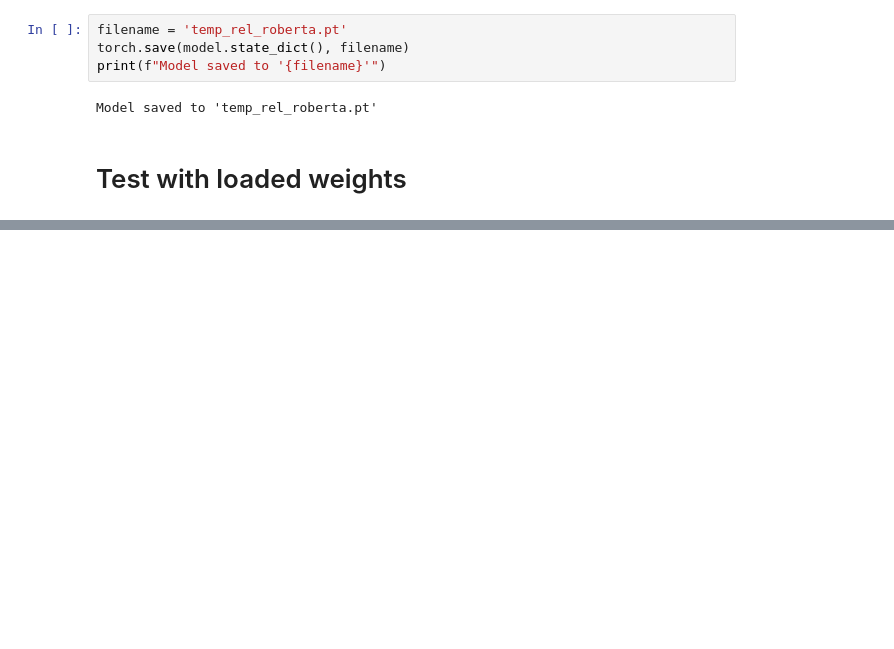
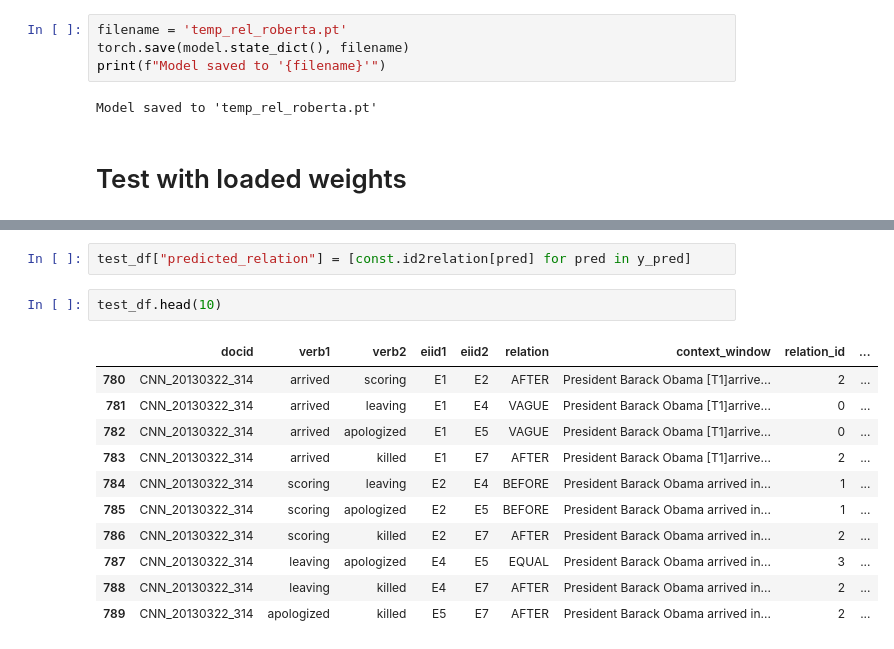
Before and after one commit to poznyakovskiy/event_extraction, a Jupyter notebook: temp_relation.ipynb, the cells around one changed output, grey strips where cells are left out. Drawn from its saved outputs; the diff is of its cells as text; blank space fills up the shorter version.

```diff
--- a/temp_relation.ipynb
+++ b/temp_relation.ipynb
@@ -403,0 +419,16 @@ Test Loss: 0.8305 | Test F1: 0.5501 | Test Acc: 0.7619
+# %%
+test_df["predicted_relation"] = [const.id2relation[pred] for pred in y_pred]
+# %%
+test_df.head(10)
+# %% [output]
+|  | docid | verb1 | verb2 | eiid1 | eiid2 | relation | context_window | relation_id | ... |
+| 780 | CNN_20130322_314 | arrived | scoring | E1 | E2 | AFTER | President Barack Obama [T1]arrive... | 2 | ... |
+| 781 | CNN_20130322_314 | arrived | leaving | E1 | E4 | VAGUE | President Barack Obama [T1]arrive... | 0 | ... |
+| 782 | CNN_20130322_314 | arrived | apologized | E1 | E5 | VAGUE | President Barack Obama [T1]arrive... | 0 | ... |
+| 783 | CNN_20130322_314 | arrived | killed | E1 | E7 | AFTER | President Barack Obama [T1]arrive... | 2 | ... |
+| 784 | CNN_20130322_314 | scoring | leaving | E2 | E4 | BEFORE | President Barack Obama arrived in... | 1 | ... |
+| 785 | CNN_20130322_314 | scoring | apologized | E2 | E5 | BEFORE | President Barack Obama arrived in... | 1 | ... |
+| 786 | CNN_20130322_314 | scoring | killed | E2 | E7 | AFTER | President Barack Obama arrived in... | 2 | ... |
+| 787 | CNN_20130322_314 | leaving | apologized | E4 | E5 | EQUAL | President Barack Obama arrived in... | 3 | ... |
+| 788 | CNN_20130322_314 | leaving | killed | E4 | E7 | AFTER | President Barack Obama arrived in... | 2 | ... |
+| 789 | CNN_20130322_314 | apologized | killed | E5 | E7 | AFTER | President Barack Obama arrived in... | 2 | ... |
```
Also changed, not shown: parts of 4 cells of this notebook, 2 other files.
